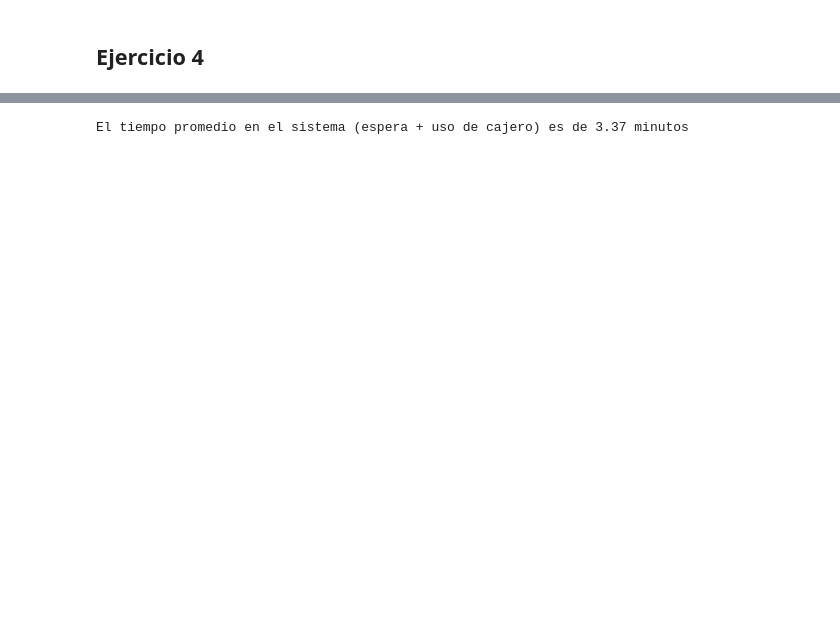
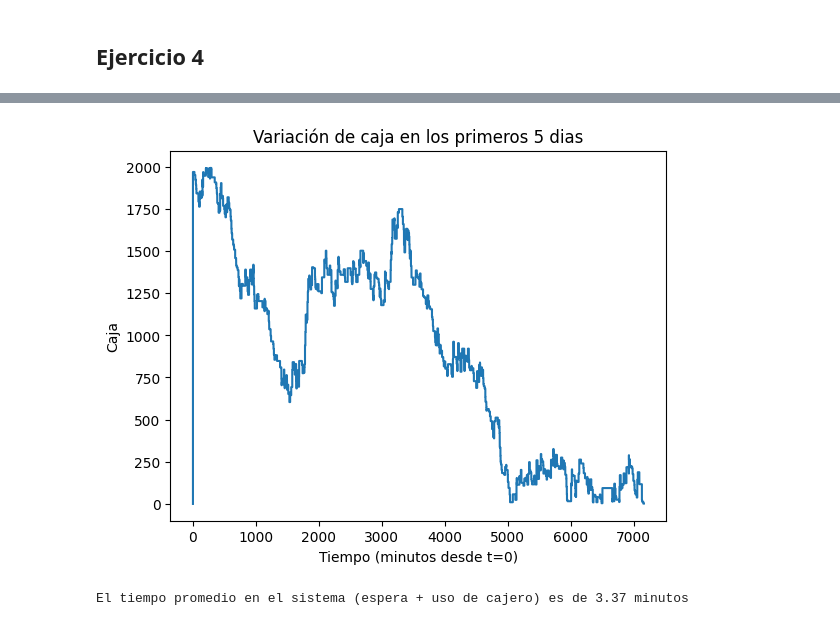
Before and after one commit to AlejandroDaneri/simulacion, a Jupyter notebook: tp2/TP2.ipynb, the cells around one changed output, grey strips where cells are left out. Drawn from its saved outputs; the diff is of its cells as text; code cells hidden in the pictures; blank space fills up the shorter version.

Commit message:
Grafico adicional para ej. 4

```diff
--- a/tp2/TP2.ipynb
+++ b/tp2/TP2.ipynb
@@ -427,3 +427,16 @@ plt.show()
+# %%
+# también es de interés ver el comportamiento en los primeros dias
+# graficamos para los primeros 5 (0 a 4)
+DIA_MAX = 5
+txs_dia = txs[txs[:,COL_DIA_TX] < DIA_MAX, :]
+
+plt.step(txs_dia[:,COL_FIN_TX], txs_dia[:,COL_CAJA])
+plt.xlabel('Tiempo (minutos desde t=0)')
+plt.ylabel('Caja')
+plt.title('Variación de caja en los primeros %d dias' % DIA_MAX)
+plt.show()
+# %% [output]
+[figure, added]
 # %%
 # c. tpo medio en el sistema
 avg = np.average(np.array(tpos_en_sist))
```
Also changed, not shown: parts of 4 cells of this notebook.
